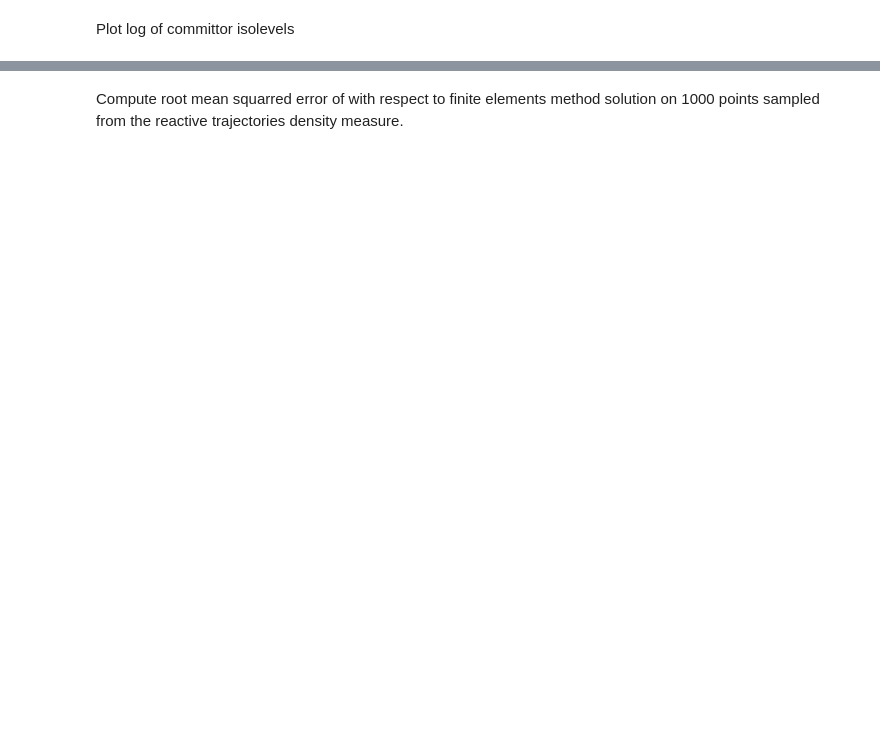
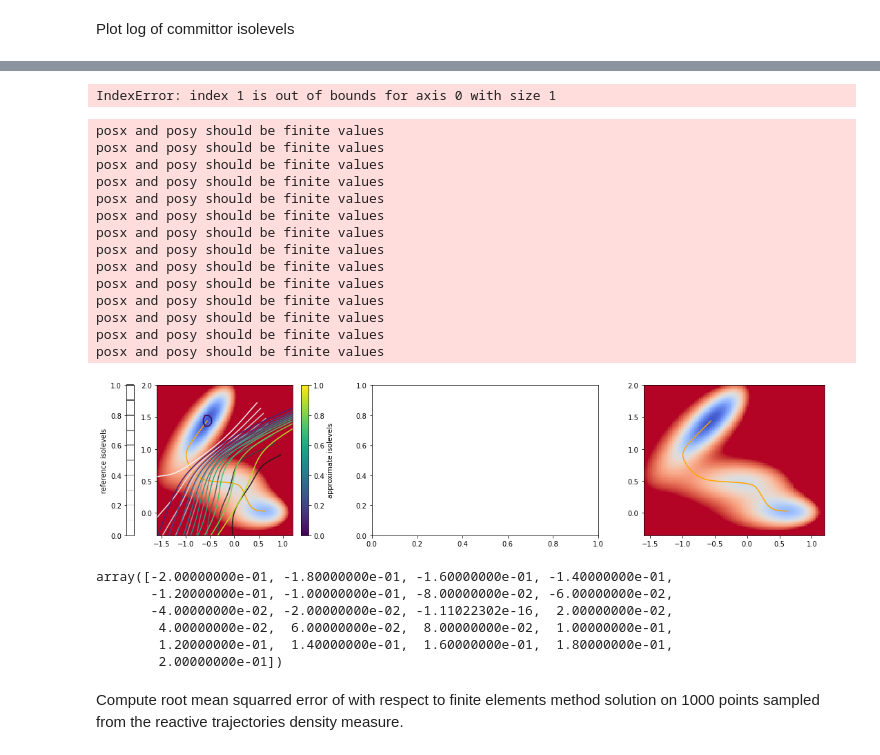
Before and after one commit to thomaspigeon/2dpotentials, a Jupyter notebook: Committor_MullerBrown.ipynb, the cells around one changed output, grey strips where cells are left out. Saved outputs shown, nothing was run; the diff lists cells and outputs as text; code cells hidden in the pictures; blank space fills up the shorter version.

```diff
--- a/Committor_MullerBrown.ipynb
+++ b/Committor_MullerBrown.ipynb
@@ -147,34 +153,60 @@ ref_committor_x2d = interp._interpolate_multikeys(x=pot.x2d[:,0], y=pot.x2d[:,1]
 committor_on_x2d = committor_training.committor_model.xi_forward(pot.x2d).reshape(pot.n_bins_x, pot.n_bins_y)
 
 ## Iso-levels of the approximate and reference committor function
 fig, (ax1, ax0, ax2) = plt.subplots(1, 3, figsize=(20, 4))
 pot.plot_potential_heat_map(ax1)
 ax1.plot(pot.minimum_energy_paths[0][:, 0], pot.minimum_energy_paths[0][:, 1], color='orange', label='Minimum energy path')
 ax1.plot(pot.minimum_energy_paths[1][:, 0], pot.minimum_energy_paths[1][:, 1], color='orange')
 contour1 = ax1.contour(pot.x_plot, pot.y_plot, ref_committor_x2d, np.array([0, 0.1, 0.2, 0.3, 0.4, 0.5, 0.6, 0.7, 0.8, 0.9, 1]), cmap='Greys')
 contour2 = committor_training.plot_committor_iso_levels(ax1, np.array([0, 0.1, 0.2, 0.3, 0.4, 0.5, 0.6, 0.7, 0.8, 0.9, 1]), set_lim=False)
 fig.colorbar(contour1, ax=ax1, label="reference isolevels", location='left')
 fig.colorbar(contour2, ax=ax1, label="approximate isolevels", location='right')
 
 ## Plot the error Iso-levels
 pot.plot_potential_heat_map(ax2)
 ax2.plot(pot.minimum_energy_paths[0][:, 0], pot.minimum_energy_paths[0][:, 1], color='orange', label='Minimum energy path')
 ax2.plot(pot.minimum_energy_paths[1][:, 0], pot.minimum_energy_paths[1][:, 1], color='orange')
-contour = ax2.contour(pot.x_plot, pot.y_plot, ref_committor_x2d - committor_on_x2d, 100, cmap='viridis')
+contour = ax2.contour(pot.x_plot, pot.y_plot, ref_committor_x2d - committor_on_x2d, np.arange(-0.2, 0.2, 10), cmap='viridis')
 fig.colorbar(contour, ax=ax2, label="Error")
 
 # Plot the approximate and reference committor function along the minimum energy path
 ref_committor_MEP1 = interp._interpolate_multikeys(x=pot.minimum_energy_paths[0][:, 0], y=pot.minimum_energy_paths[0][:, 1], tri_index=None, return_keys=('z',))[0]
 ref_committor_MEP2 = interp._interpolate_multikeys(x=pot.minimum_energy_paths[1][:, 0], y=pot.minimum_energy_paths[1][:, 1], tri_index=None, return_keys=('z',))[0]
 committor_on_MEP1 = committor_training.committor_model.xi_forward(pot.minimum_energy_paths[0])
 committor_on_MEP2 = committor_training.committor_model.xi_forward(pot.minimum_energy_paths[1])
 committor_on_MEP = np.append(committor_on_MEP1[:,0], np.flip(committor_on_MEP2[:,0]))
 ref_committor_MEP = np.append(ref_committor_MEP1, np.flip(ref_committor_MEP2))
 err_MEP = committor_on_MEP - ref_committor_MEP
 ax0.plot(committor_on_MEP, label="approx on MEP")
 ax0.plot(ref_committor_MEP, label="ref on MEP")
 #ax0.plot(err_MEP, label="error on MEP2")
 ax0.legend()
+# %% [output]
+IndexError: index 1 is out of bounds for axis 0 with size 1
+posx and posy should be finite values
+posx and posy should be finite values
+posx and posy should be finite values
+posx and posy should be finite values
+posx and posy should be finite values
+posx and posy should be finite values
+posx and posy should be finite values
+posx and posy should be finite values
+posx and posy should be finite values
+posx and posy should be finite values
+posx and posy should be finite values
+posx and posy should be finite values
+posx and posy should be finite values
+posx and posy should be finite values
+[figure, added]
+# %%
+np.arange(-0.2, 0.22, 0.02)
+# %% [output]
+array([-2.00000000e-01, -1.80000000e-01, -1.60000000e-01, -1.40000000e-01,
+       -1.20000000e-01, -1.00000000e-01, -8.00000000e-02, -6.00000000e-02,
+       -4.00000000e-02, -2.00000000e-02, -1.11022302e-16,  2.00000000e-02,
+        4.00000000e-02,  6.00000000e-02,  8.00000000e-02,  1.00000000e-01,
+        1.20000000e-01,  1.40000000e-01,  1.60000000e-01,  1.80000000e-01,
+        2.00000000e-01])
 # %% [markdown]
 Compute root mean squarred error of with respect to finite elements method solution on 1000 points sampled from the reactive trajectories density measure.
 # %%
```
Also changed, not shown: parts of 10 cells of this notebook, 3 other files.
